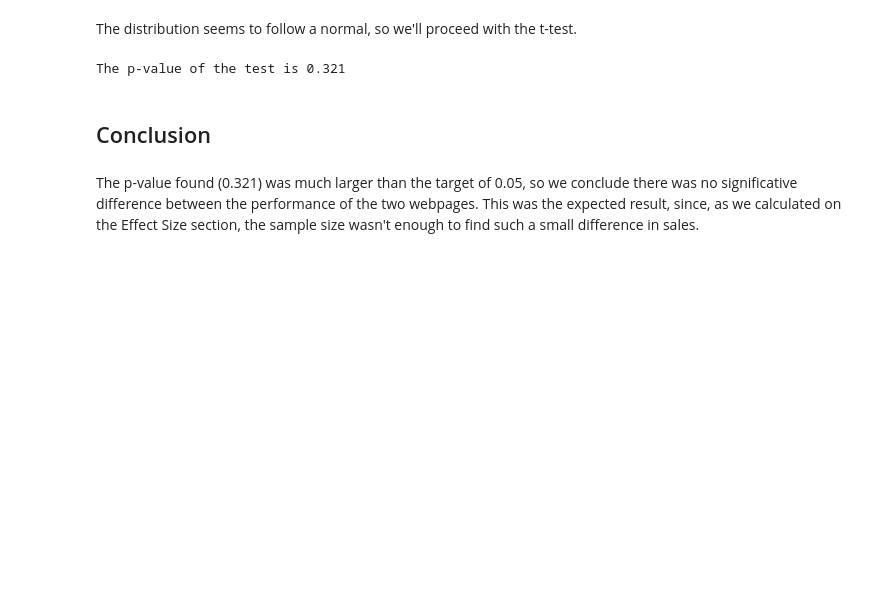
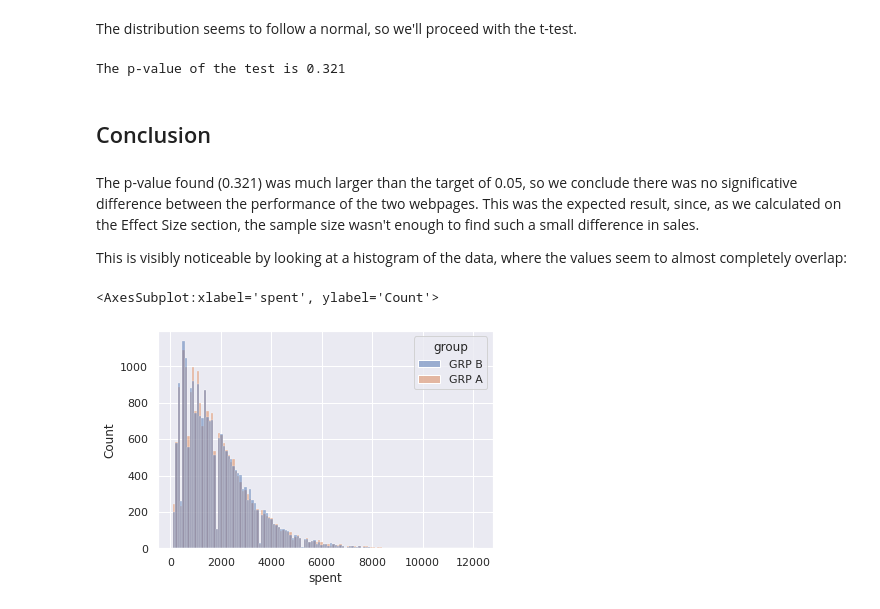
Before and after one commit to brenosakaguti/ab-testing-study, a Jupyter notebook: ab-testing.ipynb, the cells around one changed output. Cells and saved outputs as stored; diff of their text form; code cells hidden in the pictures; blank space fills up the shorter version.

```diff
--- a/ab-testing.ipynb
+++ b/ab-testing.ipynb
@@ -178,3 +178,10 @@ The p-value of the test is 0.321
 ## Conclusion
 # %% [markdown]
 The p-value found (0.321) was much larger than the target of 0.05, so we conclude there was no significative difference between the performance of the two webpages. This was the expected result, since, as we calculated on the Effect Size section, the sample size wasn't enough to find such a small difference in sales.
+
+This is visibly noticeable by looking at a histogram of the data, where the values seem to almost completely overlap:
+# %%
+sns.histplot(data=df3, x="spent", hue="group")
+# %% [output]
+<AxesSubplot:xlabel='spent', ylabel='Count'>
+[figure, added]
```
Also changed, not shown: parts of 1 cell of this notebook.
